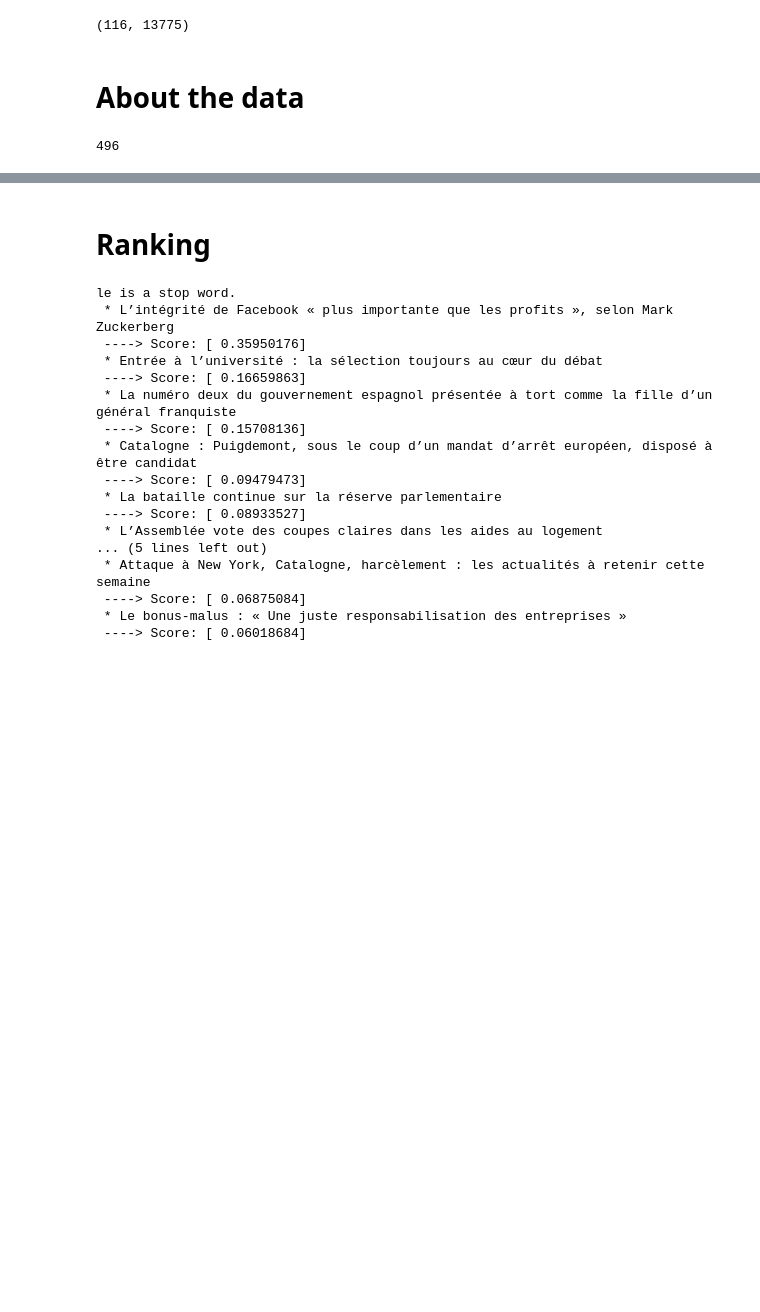
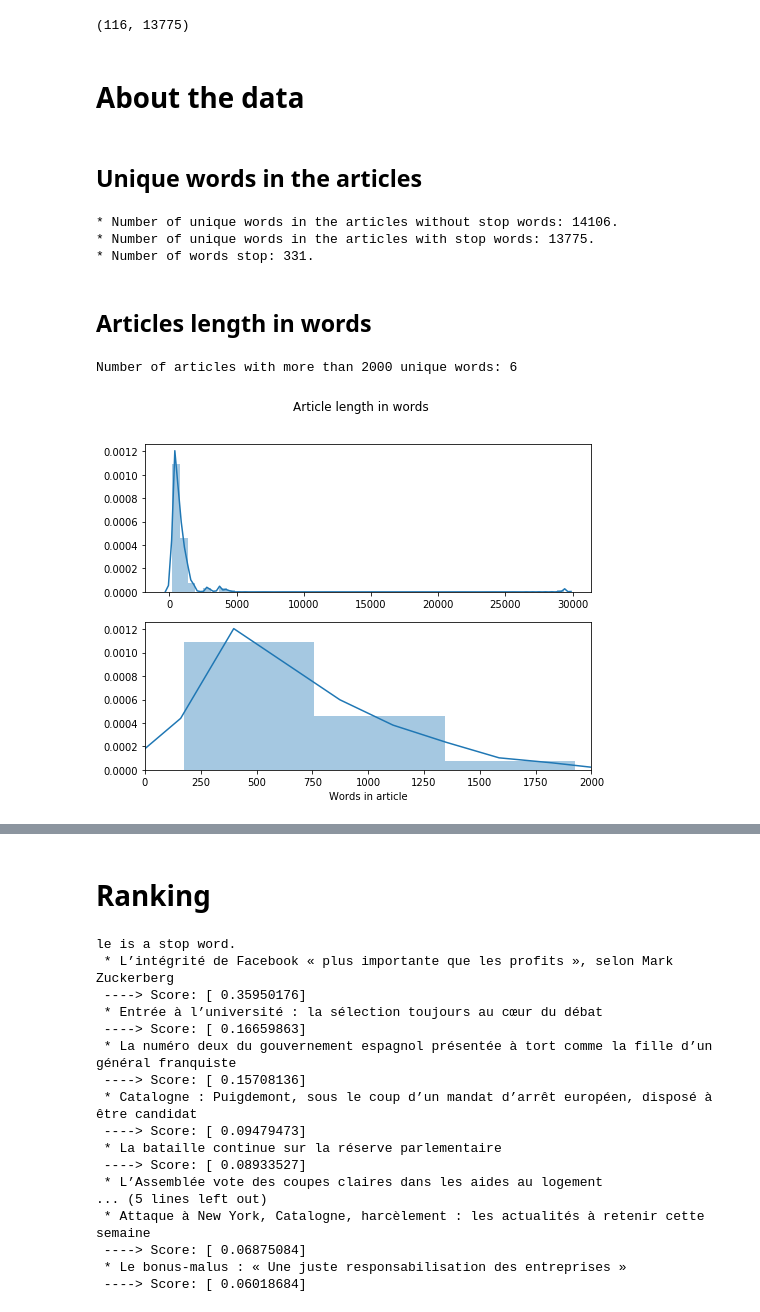
Before and after one commit to Morikko/news-scraper, a Jupyter notebook: PoC/ranking.ipynb, the cells around one changed output, grey strips where cells are left out. Saved outputs shown, nothing was run; the diff lists cells and outputs as text; code cells hidden in the pictures; blank space fills up the shorter version.

Commit message:
Add some data visualizations

```diff
--- a/PoC/ranking.ipynb
+++ b/PoC/ranking.ipynb
@@ -52,4 +48,0 @@ import seaborn
-# %%
-len(stop_words)
-# %% [output]
-496
@@ -55,0 +52,42 @@ len(stop_words)
+# %% [markdown]
+## Unique words in the articles
+# %%
+text_clf_without = Pipeline([('vect', CountVectorizer()),
+                     ('tfidf', TfidfTransformer())])
+words_without = text_clf_without.fit_transform( news_body ).shape[1]
+print("* Number of unique words in the articles without stop words: %d." % text_clf_without.fit_transform( news_body ).shape[1])
+print("* Number of unique words in the articles with stop words: %d." % news_body_tfidf.shape[1])
+print("* Number of words stop: %d." % (words_without - news_body_tfidf.shape[1]))
+# %% [output]
+* Number of unique words in the articles without stop words: 14106.
+* Number of unique words in the articles with stop words: 13775.
+* Number of words stop: 331.
+# %% [markdown]
+## Articles length in words
+# %%
+import re
+
+words_count = []
+
+for tt in news_body:
+    words_count.append( len(re.findall(r'\w+', tt)) )
+
+words_count = np.array(words_count)
+
+# Set up the matplotlib figure
+f, (ax1, ax2) = plt.subplots(2, 1, figsize=(8,6))
+
+plt.suptitle("Article length in words")
+
+sns.distplot(words_count, ax=ax1)
+
+sns.distplot(words_count, ax=ax2)
+ax2.set_xlim(0, 2000)
+ax2.set(xlabel="Words in article")
+
+print("Number of articles with more than 2000 unique words: %d" % np.sum(words_count>2000))
+
+plt.show()
+# %% [output]
+Number of articles with more than 2000 unique words: 6
+[figure, added]
```
Also changed, not shown: parts of 6 cells of this notebook.
